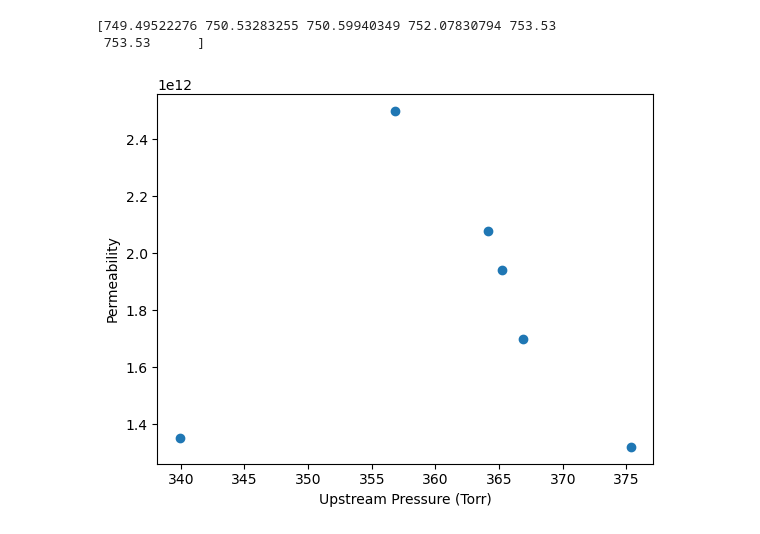
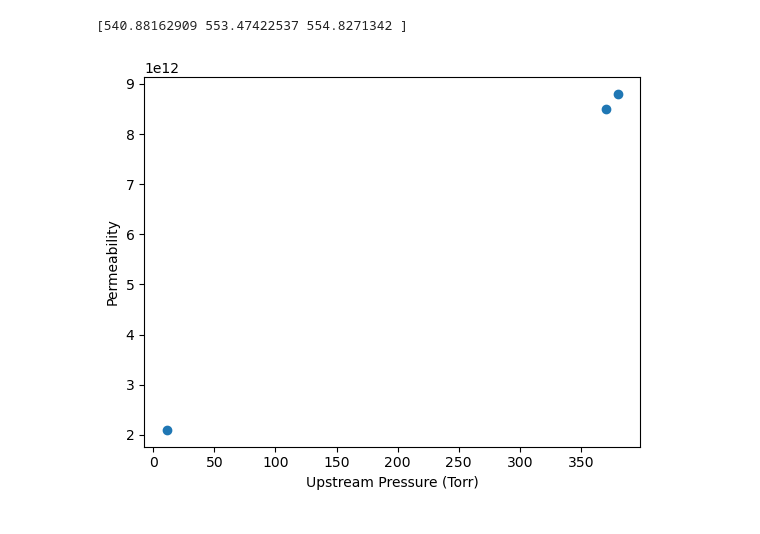
Before and after one commit to WeaverC20/permeation_barrier_analysis, a Jupyter notebook: ShieldRunsAnalysis/regime_analysis.ipynb, the cells around one changed output. Drawn from its saved outputs; the diff is of its cells as text; code cells hidden in the pictures.

```diff
--- a/ShieldRunsAnalysis/regime_analysis.ipynb
+++ b/ShieldRunsAnalysis/regime_analysis.ipynb
@@ -42,27 +42,26 @@ Phi_nom = [p.n if hasattr(p, "n") else p for p in Phi]
 D_std = [d.s if hasattr(d, "s") else 0 for d in D]
 Phi_std = [p.s if hasattr(p, "s") else 0 for p in Phi]
 # %%
-T = 750
-dT = 10
-low = 750 - dT
-high = 750 + dT
+T = 550
+dT = 20
+low = T - dT
+high = T + dT
 
 
 T_nom = np.array(T_nom)
 P_up = np.array(P_up)
 Phi_nom = np.array(Phi_nom)
 
 valid_T_nom = (T_nom >= low) & (T_nom <= high)
 idx = np.where(valid_T_nom)[0]
 
 print(T_nom[idx])
 
 plt.figure()
 plt.plot(P_up[idx], Phi_nom[idx], 'o')
 plt.ylabel("Permeability")
 plt.xlabel("Upstream Pressure (Torr)")
 plt.show()
 # %% [output]
-[749.49522276 750.53283255 750.59940349 752.07830794 753.53
- 753.53      ]
+[540.88162909 553.47422537 554.8271342 ]
-[figure, old version]
+[figure, new version]
```
Also changed, not shown: parts of 1 cell of this notebook, 3 other files.
